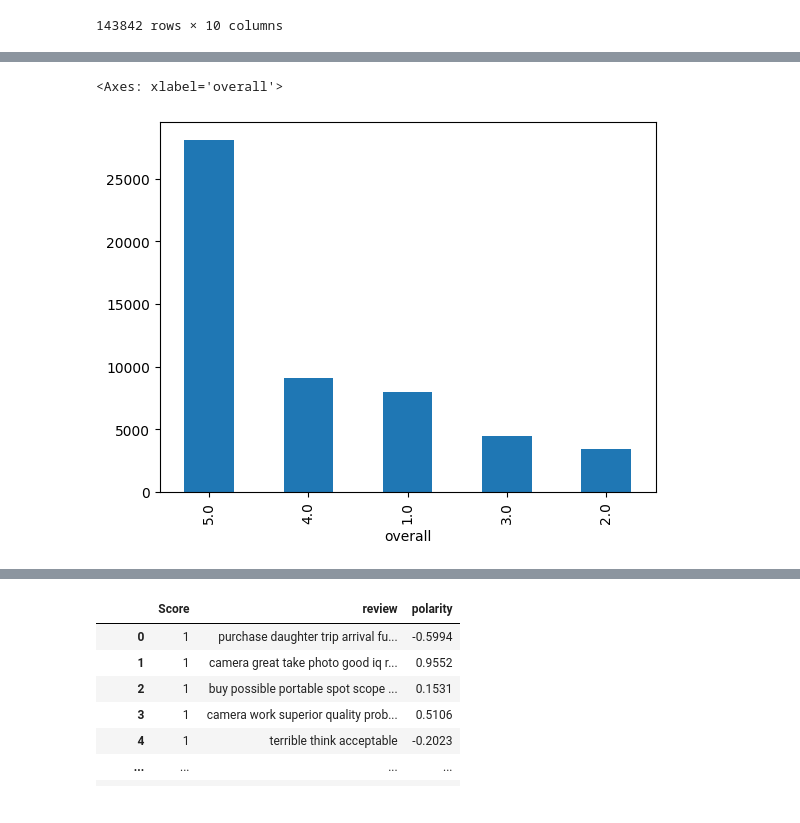
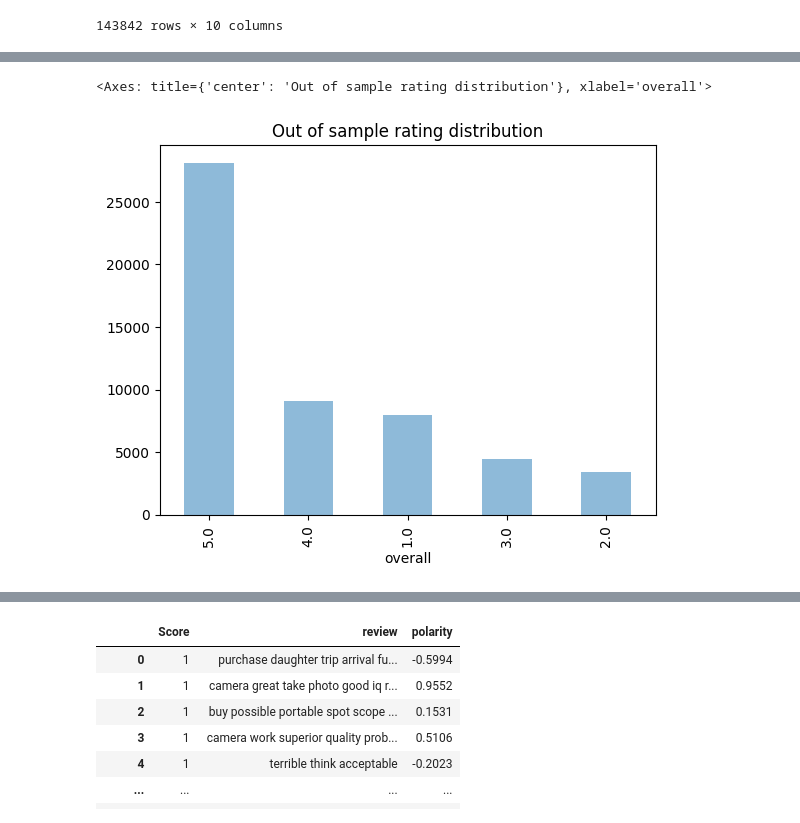
Before and after one commit to RANN9/Amazon-Review-TMEF-Project, a Jupyter notebook: mike.ipynb, the cells around one changed output, grey strips where cells are left out. Drawn from its saved outputs; the diff is of its cells as text; code cells hidden in the pictures.

```diff
--- a/mike.ipynb
+++ b/mike.ipynb
@@ -124,9 +124,9 @@ Mean Squared Error: 2.1299106241299746
 Best alpha: 0.001
 # %%
-OOS["overall"].value_counts().plot.bar()
+OOS["overall"].value_counts().plot.bar(alpha=0.5, title="Out of sample rating distribution")
 # %% [output]
-<Axes: xlabel='overall'>
+<Axes: title={'center': 'Out of sample rating distribution'}, xlabel='overall'>
-[figure, old version]
+[figure, new version]
 # %%
 results = []
 for i in range(1, 6):
```
Also changed, not shown: parts of 26 cells of this notebook.
